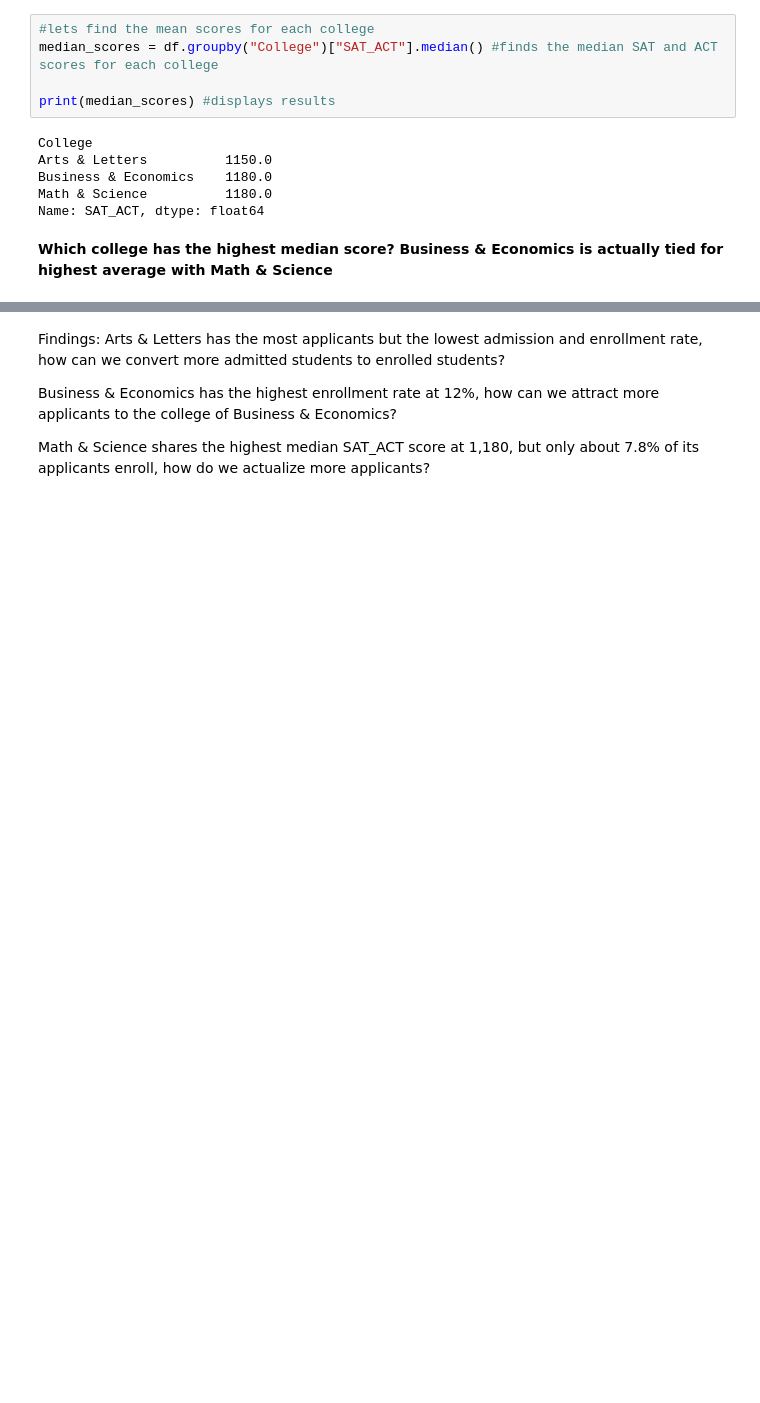
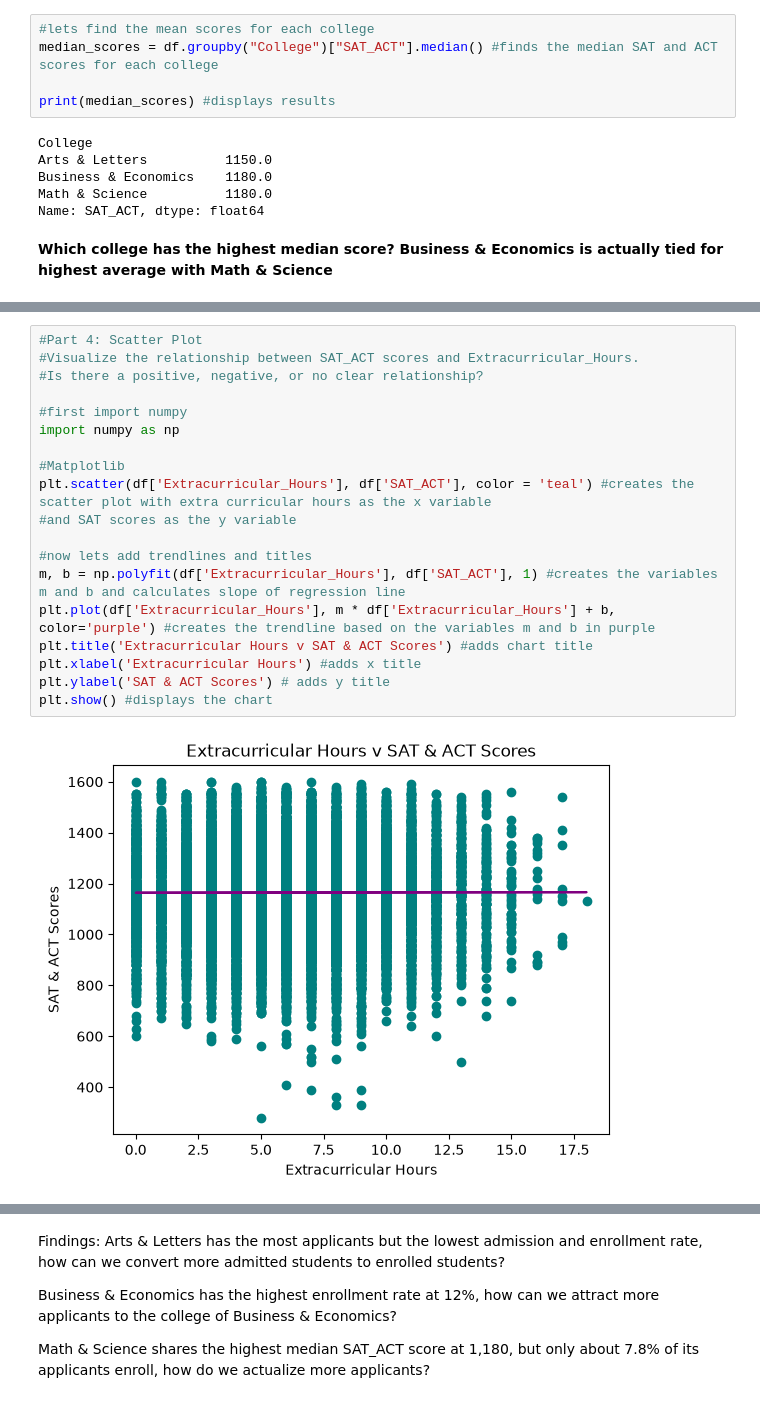
Before and after one commit to brianhoffmeister/Cascadia, a Jupyter notebook: Week 13 - Uni Admissions.ipynb, the cells around one changed output, grey strips where cells are left out. Drawn from its saved outputs; the diff is of its cells as text; blank space fills up the shorter version.

```diff
--- a/Week 13 - Uni Admissions.ipynb
+++ b/Week 13 - Uni Admissions.ipynb
@@ -188,0 +199,21 @@ Name: SAT_ACT, dtype: float64
+# %%
+#Part 4: Scatter Plot
+#Visualize the relationship between SAT_ACT scores and Extracurricular_Hours.
+#Is there a positive, negative, or no clear relationship?
+
+#first import numpy
+import numpy as np
+
+#Matplotlib
+plt.scatter(df['Extracurricular_Hours'], df['SAT_ACT'], color = 'teal') #creates the scatter plot with extra curricular hours as the x variable
+#and SAT scores as the y variable
+
+#now lets add trendlines and titles
+m, b = np.polyfit(df['Extracurricular_Hours'], df['SAT_ACT'], 1) #creates the variables m and b and calculates slope of regression line
+plt.plot(df['Extracurricular_Hours'], m * df['Extracurricular_Hours'] + b, color='purple') #creates the trendline based on the variables m and b in purple
+plt.title('Extracurricular Hours v SAT & ACT Scores') #adds chart title
+plt.xlabel('Extracurricular Hours') #adds x title
+plt.ylabel('SAT & ACT Scores') # adds y title
+plt.show() #displays the chart
+# %% [output]
+[figure, added]
```
Also changed, not shown: parts of 7 cells of this notebook.
